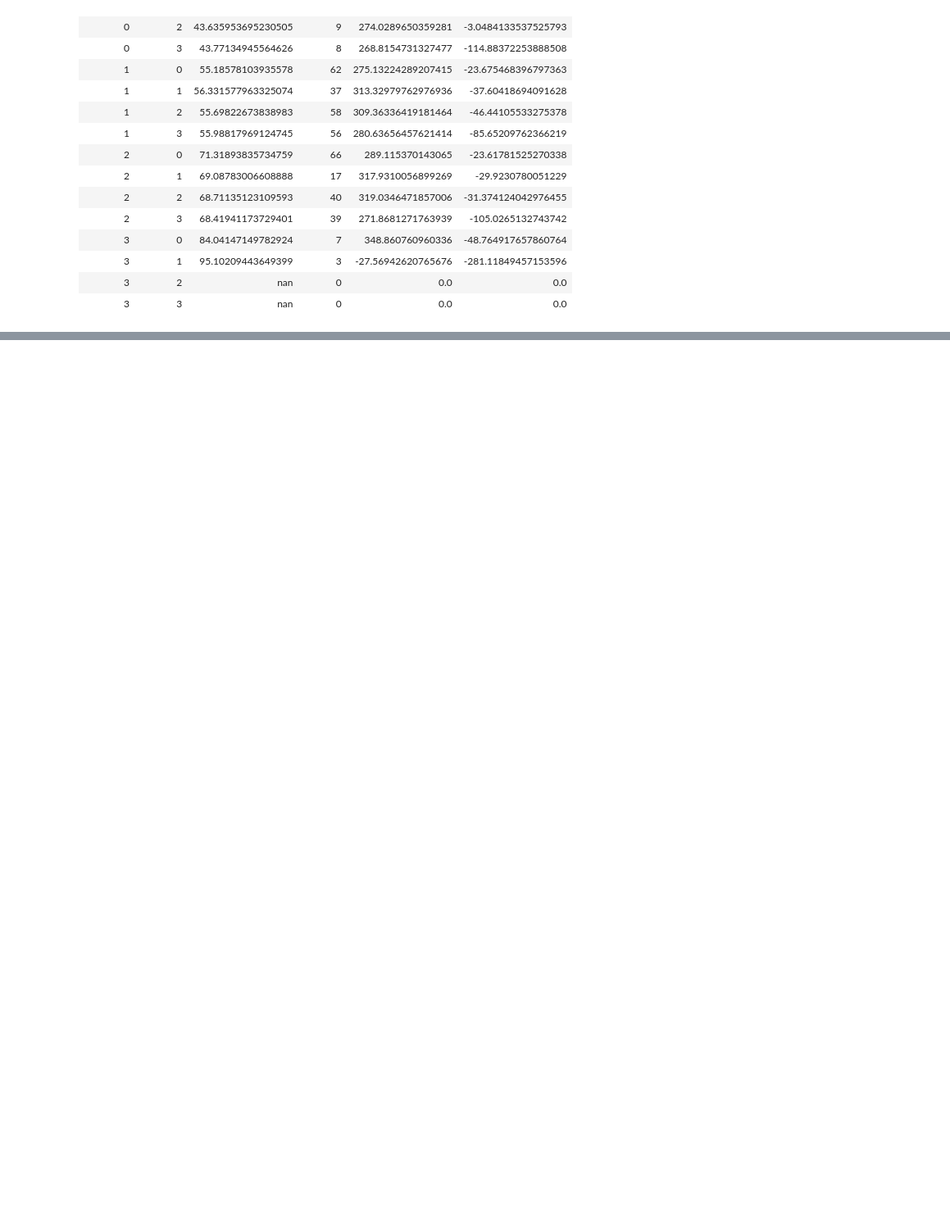
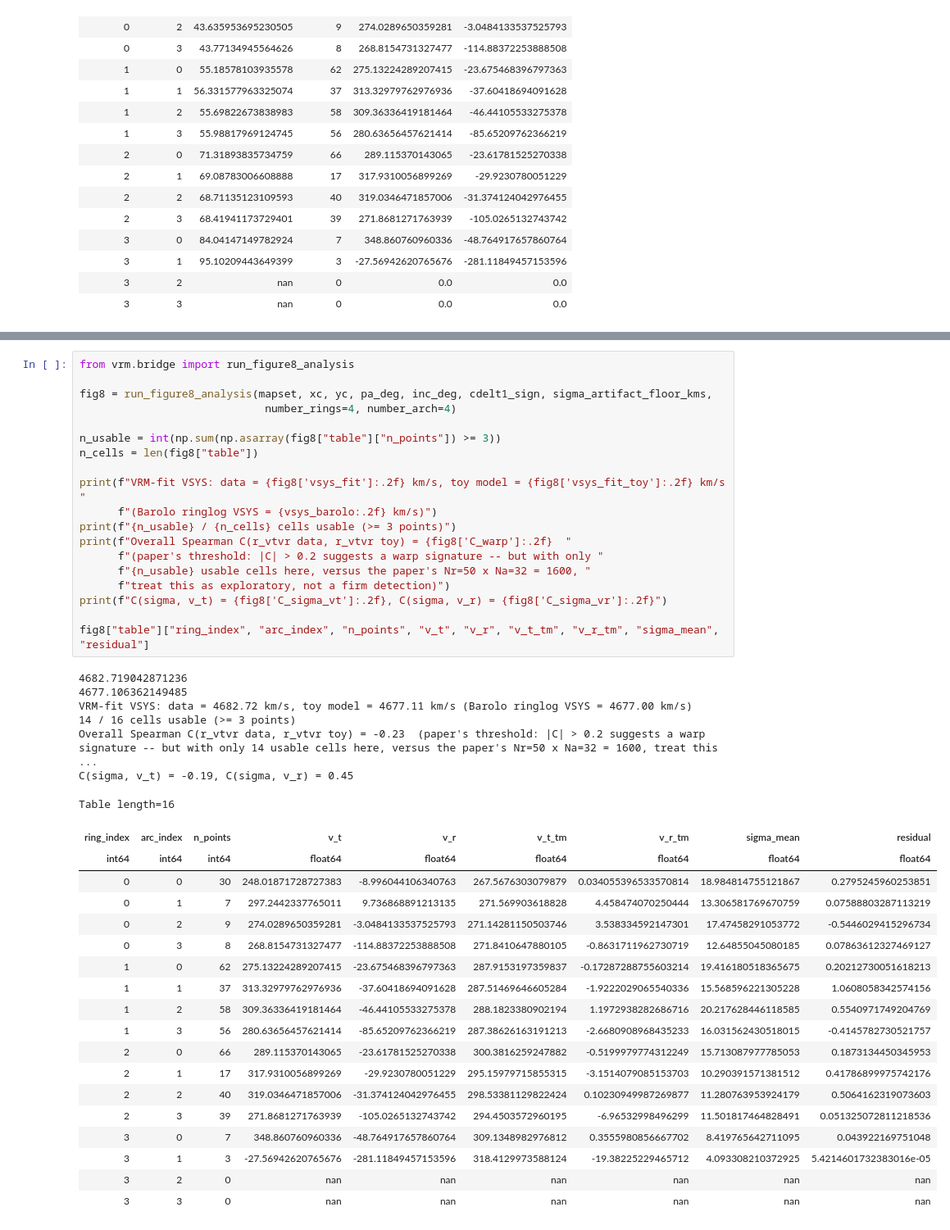
Before and after one commit to Suvajit-Sardar/SM_harmonic_fit, a Jupyter notebook: vrm_pipeline.ipynb, the cells around one changed output, grey strips where cells are left out. Shown at 82% size. Drawn from its saved outputs; the diff is of its cells as text; blank space fills up the shorter version.

```diff
--- a/vrm_pipeline.ipynb
+++ b/vrm_pipeline.ipynb
@@ -190,0 +229,45 @@ None
+# %%
+from vrm.bridge import run_figure8_analysis
+
+fig8 = run_figure8_analysis(mapset, xc, yc, pa_deg, inc_deg, cdelt1_sign, sigma_artifact_floor_kms,
+                             number_rings=4, number_arch=4)
+
+n_usable = int(np.sum(np.asarray(fig8["table"]["n_points"]) >= 3))
+n_cells = len(fig8["table"])
+
+print(f"VRM-fit VSYS: data = {fig8['vsys_fit']:.2f} km/s, toy model = {fig8['vsys_fit_toy']:.2f} km/s "
+      f"(Barolo ringlog VSYS = {vsys_barolo:.2f} km/s)")
+print(f"{n_usable} / {n_cells} cells usable (>= 3 points)")
+print(f"Overall Spearman C(r_vtvr data, r_vtvr toy) = {fig8['C_warp']:.2f}  "
+      f"(paper's threshold: |C| > 0.2 suggests a warp signature -- but with only "
+      f"{n_usable} usable cells here, versus the paper's Nr=50 x Na=32 = 1600, "
+      f"treat this as exploratory, not a firm detection)")
+print(f"C(sigma, v_t) = {fig8['C_sigma_vt']:.2f}, C(sigma, v_r) = {fig8['C_sigma_vr']:.2f}")
+
+fig8["table"]["ring_index", "arc_index", "n_points", "v_t", "v_r", "v_t_tm", "v_r_tm", "sigma_mean", "residual"]
+# %% [output]
+4682.719042871236
+4677.106362149485
+VRM-fit VSYS: data = 4682.72 km/s, toy model = 4677.11 km/s (Barolo ringlog VSYS = 4677.00 km/s)
+14 / 16 cells usable (>= 3 points)
+Overall Spearman C(r_vtvr data, r_vtvr toy) = -0.23  (paper's threshold: |C| > 0.2 suggests a warp signature -- but with only 14 usable cells here, versus the paper's Nr=50 x Na=32 = 1600, treat this  ...
+C(sigma, v_t) = -0.19, C(sigma, v_r) = 0.45
+Table length=16
+| ring_index | arc_index | n_points | v_t | v_r | v_t_tm | v_r_tm | sigma_mean | residual |
+| int64 | int64 | int64 | float64 | float64 | float64 | float64 | float64 | float64 |
+| 0 | 0 | 30 | 248.01871728727383 | -8.996044106340763 | 267.5676303079879 | 0.034055396533570814 | 18.984814755121867 | 0.2795245960253851 |
+| 0 | 1 | 7 | 297.2442337765011 | 9.736868891213135 | 271.569903618828 | 4.458474070250444 | 13.306581769670759 | 0.07588803287113219 |
+| 0 | 2 | 9 | 274.0289650359281 | -3.0484133537525793 | 271.14281150503746 | 3.538334592147301 | 17.47458291053772 | -0.5446029415296734 |
+| 0 | 3 | 8 | 268.8154731327477 | -114.88372253888508 | 271.8410647880105 | -0.8631711962730719 | 12.64855045080185 | 0.07863612327469127 |
+| 1 | 0 | 62 | 275.13224289207415 | -23.675468396797363 | 287.9153197359837 | -0.17287288755603214 | 19.416180518365675 | 0.20212730051618213 |
+| 1 | 1 | 37 | 313.32979762976936 | -37.60418694091628 | 287.51469646605284 | -1.9222029065540336 | 15.568596221305228 | 1.0608058342574156 |
+| 1 | 2 | 58 | 309.36336419181464 | -46.44105533275378 | 288.1823380902194 | 1.1972938282686716 | 20.217628446118585 | 0.5540971749204769 |
+| 1 | 3 | 56 | 280.63656457621414 | -85.65209762366219 | 287.38626163191213 | -2.6680908968435233 | 16.031562430518015 | -0.4145782730521757 |
+| 2 | 0 | 66 | 289.115370143065 | -23.61781525270338 | 300.3816259247882 | -0.5199979774312249 | 15.713087977785053 | 0.1873134450345953 |
+| 2 | 1 | 17 | 317.9310056899269 | -29.9230780051229 | 295.15979715855315 | -3.1514079085153703 | 10.290391571381512 | 0.41786899975742176 |
+| 2 | 2 | 40 | 319.0346471857006 | -31.374124042976455 | 298.53381129822424 | 0.10230949987269877 | 11.280763953924179 | 0.5064162319073603 |
+| 2 | 3 | 39 | 271.8681271763939 | -105.0265132743742 | 294.4503572960195 | -6.96532998496299 | 11.501817464828491 | 0.051325072811218536 |
+| 3 | 0 | 7 | 348.860760960336 | -48.764917657860764 | 309.1348982976812 | 0.3555980856667702 | 8.419765642711095 | 0.043922169751048 |
+| 3 | 1 | 3 | -27.56942620765676 | -281.11849457153596 | 318.4129973588124 | -19.38225229465712 | 4.093308210372925 | 5.4214601732383016e-05 |
+| 3 | 2 | 0 | nan | nan | nan | nan | nan | nan |
+| 3 | 3 | 0 | nan | nan | nan | nan | nan | nan |
```
Also changed, not shown: parts of 5 cells of this notebook, 4 other files.
